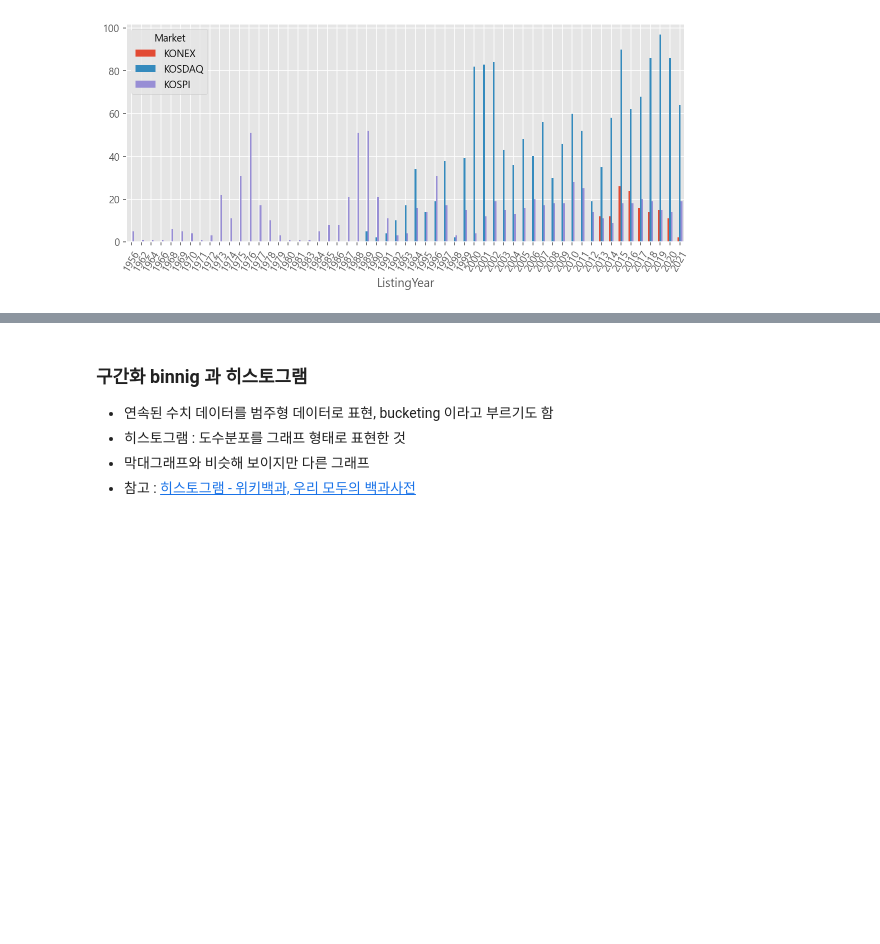
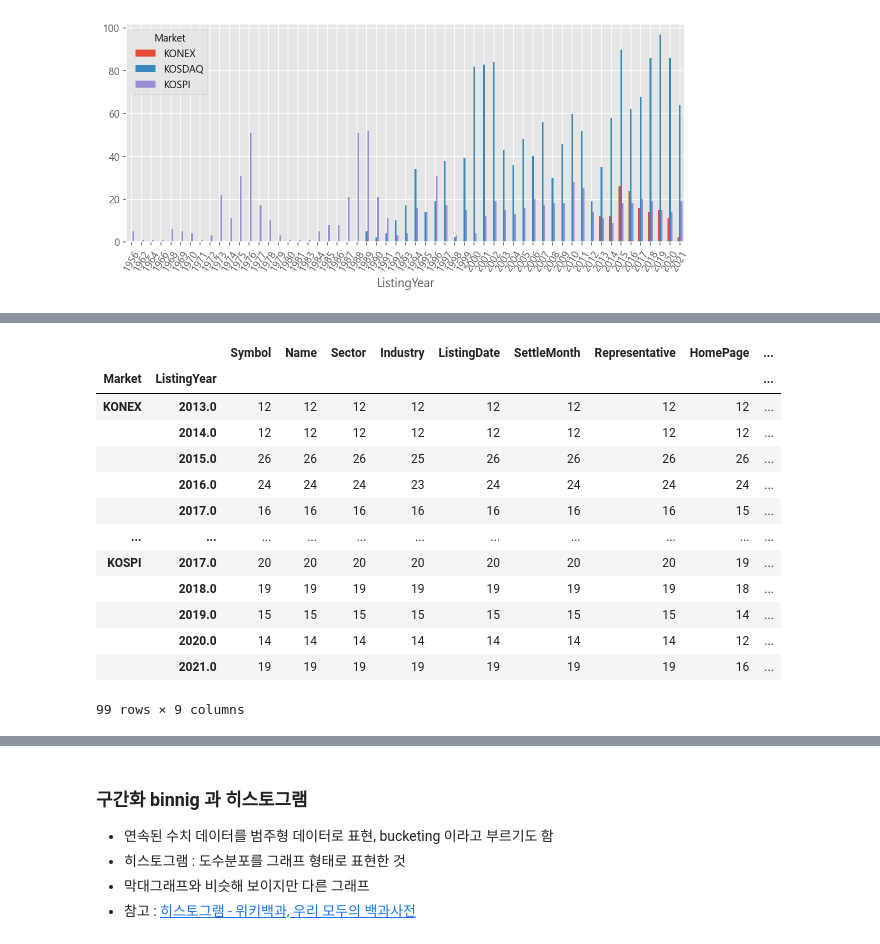
Before and after one commit to Bigdata92/finance-data-analysis-main, a Jupyter notebook: 2.2. KRX 전체 종목분석-input.ipynb, the cells around one changed output, grey strips where cells are left out. Cells and saved outputs as stored; diff of their text form; code cells hidden in the pictures; blank space fills up the shorter version.

Commit message:
groupby와 pivot_table로 빈도수 구하기

```diff
--- a/2.2. KRX 전체 종목분석-input.ipynb
+++ b/2.2. KRX 전체 종목분석-input.ipynb
@@ -837,3 +838,19 @@ market_year.T.plot.bar(figsize=(10,4), rot=60)
 # %%
 # groupby([인덱스 컬럼 리스트])[연산에 사용할 컬럼].연산()
 # market_year
+df.groupby(['Market', 'ListingYear']).count()
+# %% [output]
+|  |  | Symbol | Name | Sector | Industry | ListingDate | SettleMonth | Representative | HomePage | ... |
+| Market | ListingYear |  |  |  |  |  |  |  |  | ... |
+| KONEX | 2013.0 | 12 | 12 | 12 | 12 | 12 | 12 | 12 | 12 | ... |
+|  | 2014.0 | 12 | 12 | 12 | 12 | 12 | 12 | 12 | 12 | ... |
+|  | 2015.0 | 26 | 26 | 26 | 25 | 26 | 26 | 26 | 26 | ... |
+|  | 2016.0 | 24 | 24 | 24 | 23 | 24 | 24 | 24 | 24 | ... |
+|  | 2017.0 | 16 | 16 | 16 | 16 | 16 | 16 | 16 | 15 | ... |
+| ... | ... | ... | ... | ... | ... | ... | ... | ... | ... | ... |
+| KOSPI | 2017.0 | 20 | 20 | 20 | 20 | 20 | 20 | 20 | 19 | ... |
+|  | 2018.0 | 19 | 19 | 19 | 19 | 19 | 19 | 19 | 18 | ... |
+|  | 2019.0 | 15 | 15 | 15 | 15 | 15 | 15 | 15 | 14 | ... |
+|  | 2020.0 | 14 | 14 | 14 | 14 | 14 | 14 | 14 | 12 | ... |
+|  | 2021.0 | 19 | 19 | 19 | 19 | 19 | 19 | 19 | 16 | ... |
+99 rows × 9 columns
```
Also changed, not shown: parts of 4 cells of this notebook.
